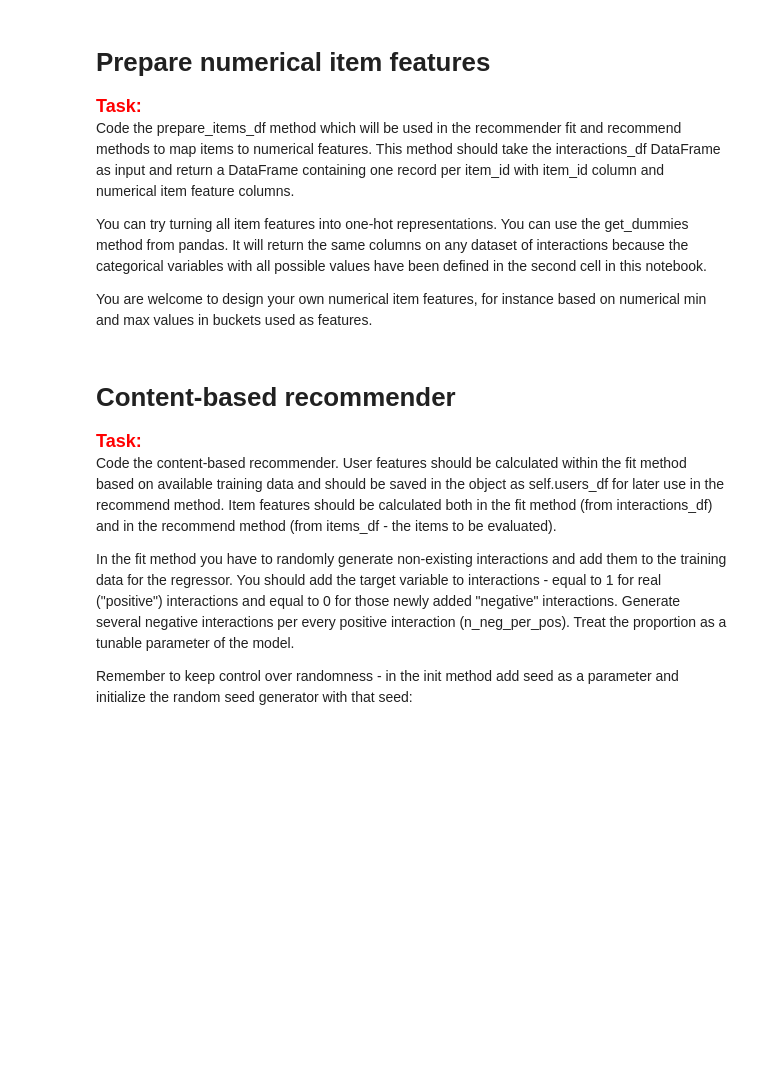
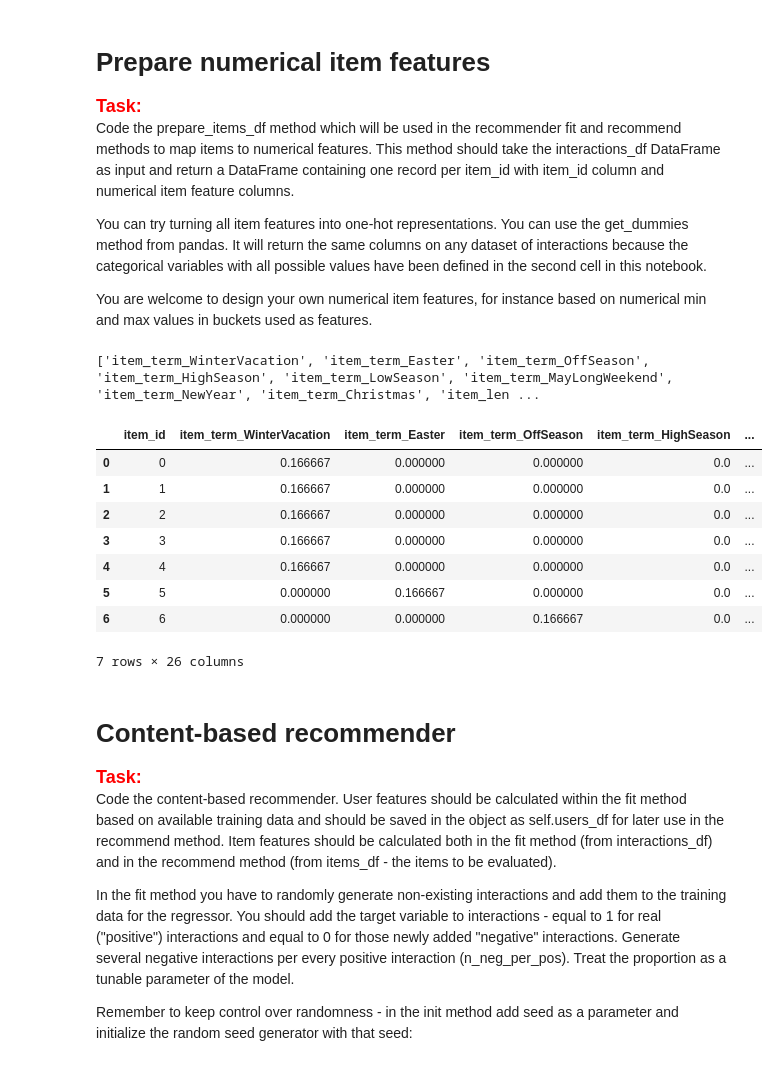
Before and after one commit to e-lawniczak/rsc-project1, a Jupyter notebook: project_1_recommender_and_evaluation.ipynb, the cells around one changed output. Drawn from its saved outputs; the diff is of its cells as text; code cells hidden in the pictures; blank space fills up the shorter version.

```diff
--- a/project_1_recommender_and_evaluation.ipynb
+++ b/project_1_recommender_and_evaluation.ipynb
@@ -129,17 +148,41 @@ You can try turning all item features into one-hot representations. You can use
 You are welcome to design your own numerical item features, for instance based on numerical min and max values in buckets used as features.
 # %%
 def prepare_items_df(interactions_df):
+    ######################
+    # this function returns dataframe with float values based on number of times user intea
+    ######################
+    items_df = interactions_df.copy()
 
-    # Write your code here
+
+    items_df = pd.get_dummies(items_df)
+    items_df = items_df.loc[:,items_df.columns != "user_id"]
+    items_df = items_df.groupby(['item_id']).sum()
+
+
+    items_df = items_df / items_df.sum(axis=1).values.reshape(-1, 1)
+    items_df = items_df.add_prefix('item_')
+    items_df = items_df.rename_axis(None, axis=1).fillna(0).reset_index()
+    item_features = items_df.loc[:,items_df.columns != "item_id"].columns.to_list()
 
     return items_df, item_features
 
 
 items_df, item_features = prepare_items_df(interactions_df)
 
 print(item_features)
 
 display(items_df.loc[items_df['item_id'].isin([0, 1, 2, 3, 4, 5, 6])].head(15))
+# %% [output]
+['item_term_WinterVacation', 'item_term_Easter', 'item_term_OffSeason', 'item_term_HighSeason', 'item_term_LowSeason', 'item_term_MayLongWeekend', 'item_term_NewYear', 'item_term_Christmas', 'item_len ...
+|  | item_id | item_term_WinterVacation | item_term_Easter | item_term_OffSeason | item_term_HighSeason | ... |
+| 0 | 0 | 0.166667 | 0.000000 | 0.000000 | 0.0 | ... |
+| 1 | 1 | 0.166667 | 0.000000 | 0.000000 | 0.0 | ... |
+| 2 | 2 | 0.166667 | 0.000000 | 0.000000 | 0.0 | ... |
+| 3 | 3 | 0.166667 | 0.000000 | 0.000000 | 0.0 | ... |
+| 4 | 4 | 0.166667 | 0.000000 | 0.000000 | 0.0 | ... |
+| 5 | 5 | 0.000000 | 0.166667 | 0.000000 | 0.0 | ... |
+| 6 | 6 | 0.000000 | 0.000000 | 0.166667 | 0.0 | ... |
+7 rows × 26 columns
 # %% [markdown]
 # Content-based recommender
 
```
Also changed, not shown: parts of 5 cells of this notebook, 12 other files.
